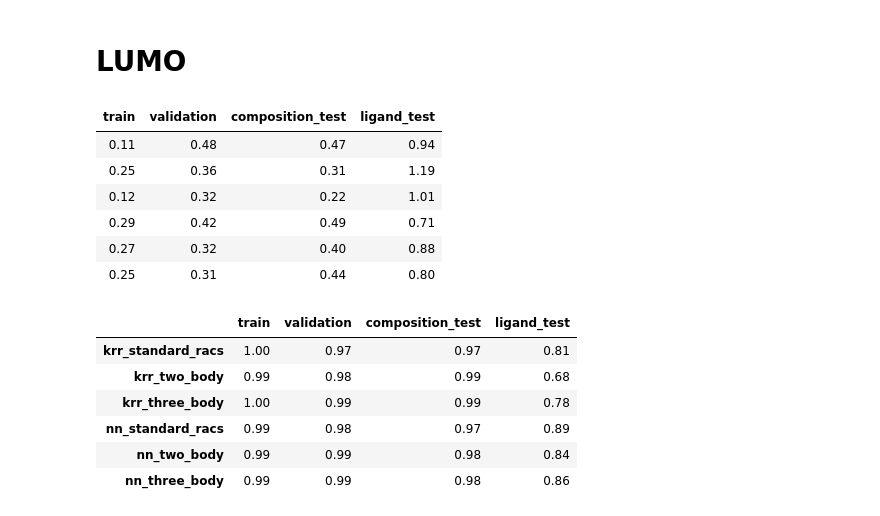
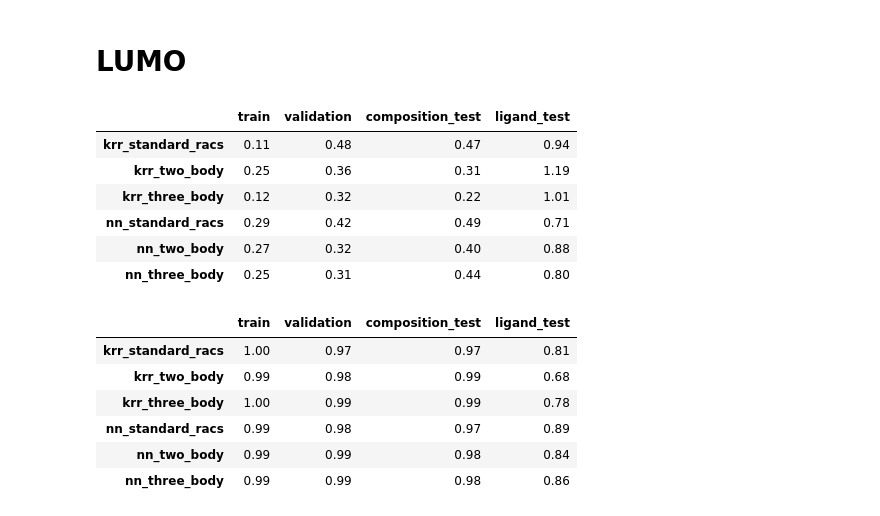
Before and after one commit to hjkgrp/many_body_ml, a Jupyter notebook: scripts_and_notebooks/scoring/model_scores_orbitals.ipynb, the cells around one changed output. Cells and saved outputs as stored; diff of their text form; code cells hidden in the pictures.

```diff
--- a/scripts_and_notebooks/scoring/model_scores_orbitals.ipynb
+++ b/scripts_and_notebooks/scoring/model_scores_orbitals.ipynb
@@ -407,15 +462,15 @@ ligand_dependence(std_absolute_error, transformation=homo_both).round(2)
 # %%
 evaluate_metric(mean_absolute_error, transformation=lumo_both).round(
     2
-).style.hide().format(precision=2)
+)
 # %% [output]
-| train | validation | composition_test | ligand_test |
-| 0.11 | 0.48 | 0.47 | 0.94 |
-| 0.25 | 0.36 | 0.31 | 1.19 |
-| 0.12 | 0.32 | 0.22 | 1.01 |
-| 0.29 | 0.42 | 0.49 | 0.71 |
-| 0.27 | 0.32 | 0.40 | 0.88 |
-| 0.25 | 0.31 | 0.44 | 0.80 |
+|  | train | validation | composition_test | ligand_test |
+| krr_standard_racs | 0.11 | 0.48 | 0.47 | 0.94 |
+| krr_two_body | 0.25 | 0.36 | 0.31 | 1.19 |
+| krr_three_body | 0.12 | 0.32 | 0.22 | 1.01 |
+| nn_standard_racs | 0.29 | 0.42 | 0.49 | 0.71 |
+| nn_two_body | 0.27 | 0.32 | 0.40 | 0.88 |
+| nn_three_body | 0.25 | 0.31 | 0.44 | 0.80 |
 # %%
 evaluate_metric(r2_score, transformation=lumo_both).round(2)
 # %% [output]
```
Also changed, not shown: parts of 10 cells of this notebook.
